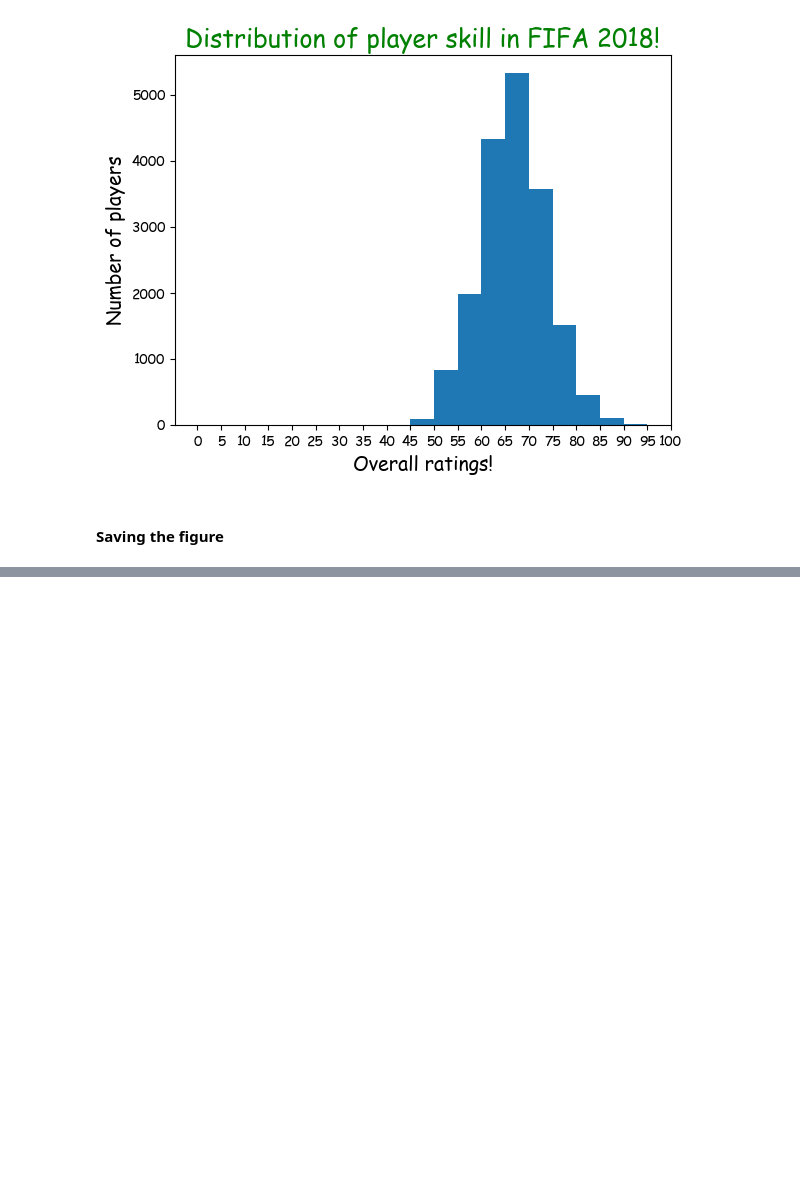
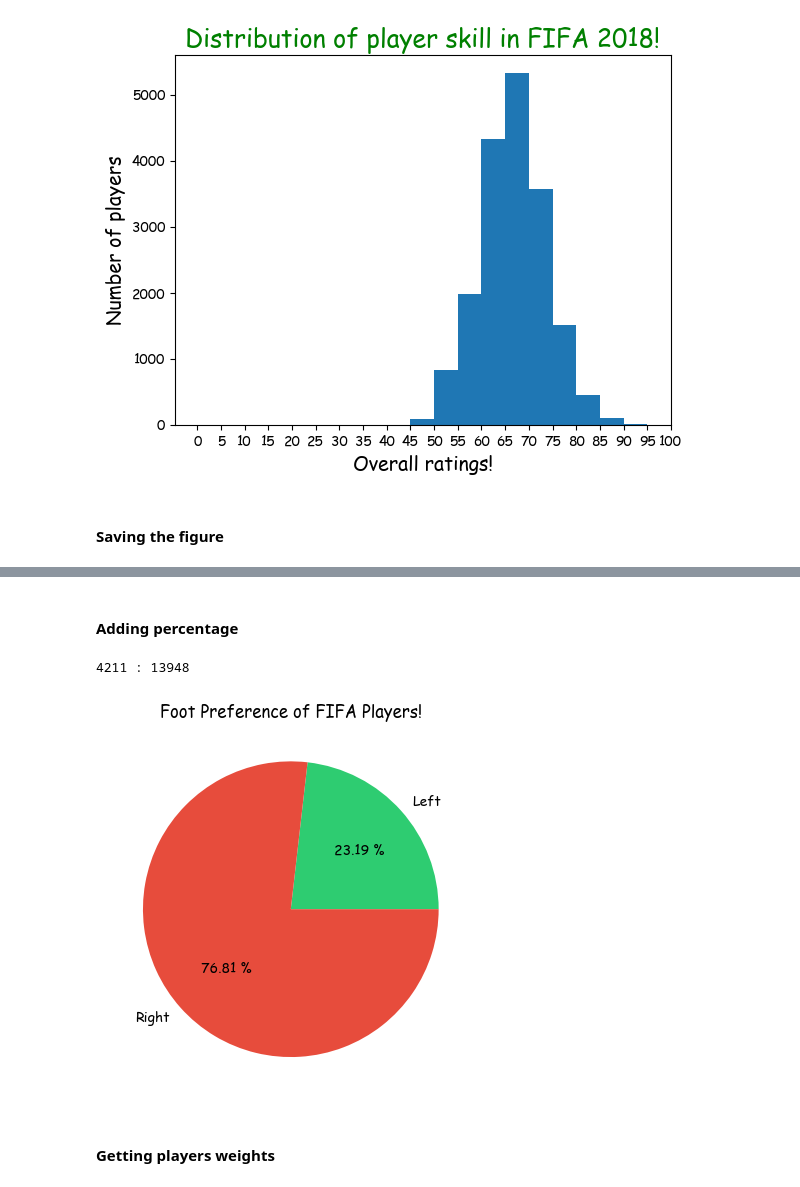
Before and after one commit to whoseunassailable/understanding_of_matplotlib, a Jupyter notebook: understanding_matplotlib.ipynb, the cells around one changed output, grey strips where cells are left out. Saved outputs shown, nothing was run; the diff lists cells and outputs as text; code cells hidden in the pictures; blank space fills up the shorter version.

```diff
--- a/understanding_matplotlib.ipynb
+++ b/understanding_matplotlib.ipynb
@@ -556,0 +599,20 @@ TypeError: Figure.savefig() missing 1 required positional argument: 'fname'
+# %% [markdown]
+#### Adding percentage
+# %%
+left_foot = fifa.loc[fifa['Preferred Foot'] == 'Left'].count().iloc[0]
+right_foot = fifa.loc[fifa['Preferred Foot'] == 'Right'].count().iloc[0]
+
+labels = ['Left', 'Right'] # Defining labels
+colors = ['#2ecc71', '#e74c3c'] # Defining colors
+
+print(f'{left_foot} : {right_foot}')
+plt.title("Foot Preference of FIFA Players!")
+
+plt.pie([left_foot, right_foot], labels=labels, colors=colors, autopct='% .2f %%') # 2f gives 2 digits after. and %% is helpful for denoting % symbol
+
+plt.show()
+# %% [output]
+4211 : 13948
+[figure, added]
+# %% [markdown]
+#### Getting players weights
```
Also changed, not shown: parts of 19 cells of this notebook, 1 other file.
